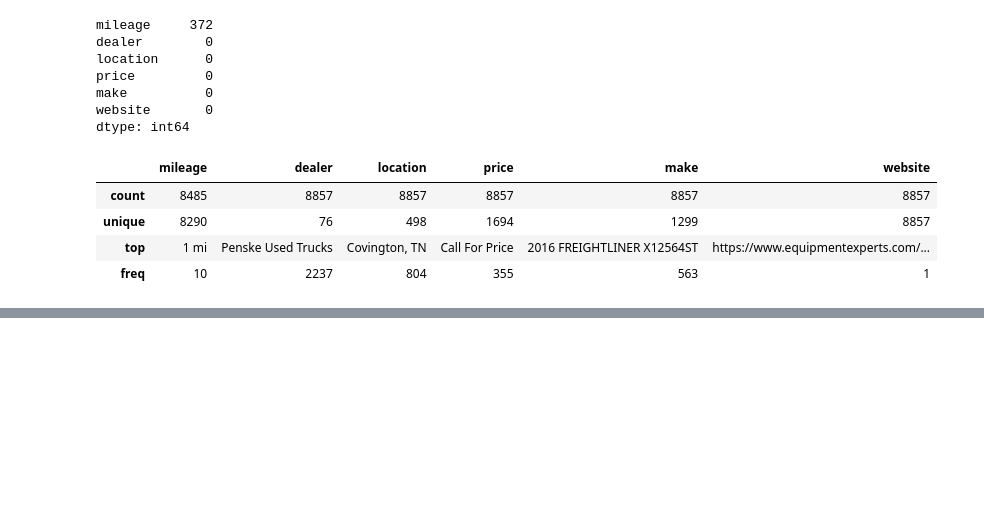
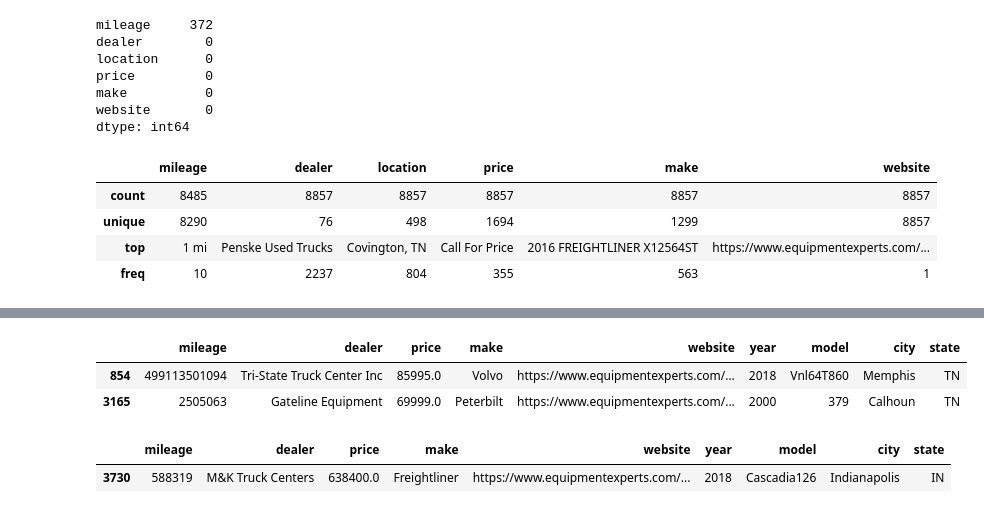
Before and after one commit to dazehead/truck-sales-project, a Jupyter notebook: truck_sale.ipynb, the cells around one changed output, grey strips where cells are left out. Saved outputs shown, nothing was run; the diff lists cells and outputs as text; code cells hidden in the pictures; blank space fills up the shorter version.

```diff
--- a/truck_sale.ipynb
+++ b/truck_sale.ipynb
@@ -140,0 +222,16 @@ plt.show()
+# %%
+#exploring the outlier for high mileage
+high_mileage_truck = data[data['mileage'] > 2000000]
+high_mileage_truck
+# %% [output]
+|  | mileage | dealer | price | make | website | year | model | city | state |
+| 854 | 499113501094 | Tri-State Truck Center Inc | 85995.0 | Volvo | https://www.equipmentexperts.com/... | 2018 | Vnl64T860 | Memphis | TN |
+| 3165 | 2505063 | Gateline Equipment | 69999.0 | Peterbilt | https://www.equipmentexperts.com/... | 2000 | 379 | Calhoun | TN |
+# %%
+#exploring the outlier for high price
+high_price_outlier = data[data['price'] > 500000]
+data_like_outlier = data[(data['year'] == '2018') & (data['make'] == 'Freightliner') & (data['mileage'].between(550000, 600000))]
+high_price_outlier
+# %% [output]
+|  | mileage | dealer | price | make | website | year | model | city | state |
+| 3730 | 588319 | M&K Truck Centers | 638400.0 | Freightliner | https://www.equipmentexperts.com/... | 2018 | Cascadia126 | Indianapolis | IN |
```
Also changed, not shown: parts of 22 cells of this notebook.
